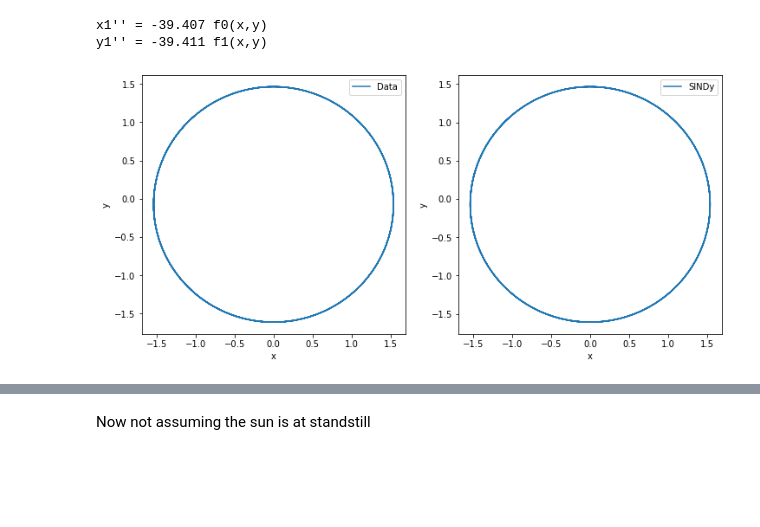
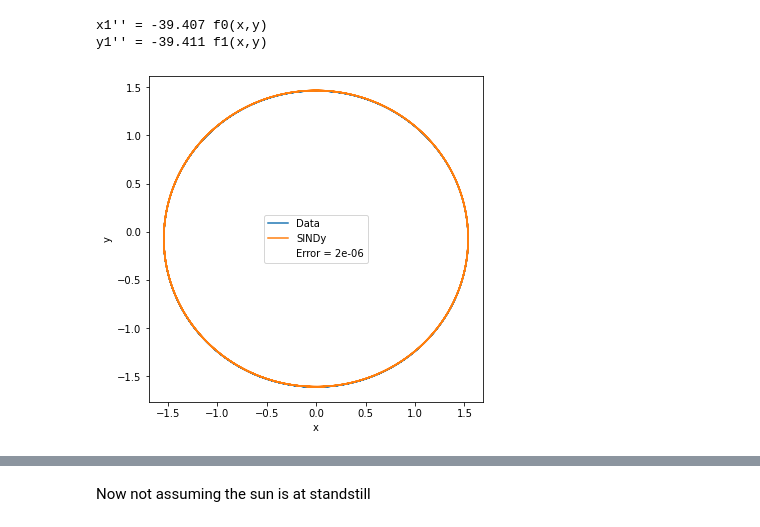
Before and after one commit to tobiashalling/SolarSINDy, a Jupyter notebook: 2_body/2_body.ipynb, the cells around one changed output, grey strips where cells are left out. Saved outputs shown, nothing was run; the diff lists cells and outputs as text; code cells hidden in the pictures; blank space fills up the shorter version.

Commit message:
Addition of error func
General updates and the addition of the error function in funcsMain

```diff
--- a/2_body/2_body.ipynb
+++ b/2_body/2_body.ipynb
@@ -6,15 +6,15 @@ import pysindy as ps
 import numpy as np
 import matplotlib.pyplot as plt
 from pysindy.feature_library import CustomLibrary
+from funcs import *
 
-def plot(x, y, x_model, y_model):
-    fig, ax = plt.subplots(1, 2, figsize=(12, 5.5))
-    ax[0].plot(x, y, label='Data')
-    ax[1].plot(x_model, y_model, label='SINDy')
-    ax[0].set(xlabel='x', ylabel='y')
-    ax[1].set(xlabel='x', ylabel='y')
-    ax[0].legend()
-    ax[1].legend()
+def plot(x, y, x_model, y_model, error=None):
+    fig, ax = plt.subplots(1, figsize=(6, 6))
+    ax.plot(x, y, label='Data')
+    ax.plot(x_model, y_model, label='SINDy')
+    ax.plot(1, 1, color='w', label='Error = {}'.format(error))
+    ax.set(xlabel='x', ylabel='y')
+    ax.legend()
 
 pos = np.load('Jupiter_pos.npy')
 x, y = pos[:, 0], pos[:, 1]
@@ -46,15 +46,21 @@ y1'' = -39.411 f1(x,y)
 # %%
 def f0(x, y):
     F0 = x/(x**2+y**2)**(3/2)
     return F0
 
 def f1(x, y):
     F1 = y/(x**2+y**2)**(3/2)
     return F1
 
 aSx, aSy = coef[0,0]*f0(x, y), coef[1,1]*f1(x, y)
 
-plot(ax, ay, aSx, aSy)
-#plt.savefig('1_body.png')
+aS = np.array([aSx, aSy])
+
+error = round(err(acc, aS.T), 6)
+errstr = str(error)
+
+plot(ax, ay, aSx, aSy, errstr)
+
+#plt.savefig('2_body.png')
 # %% [output]
-[figure, old version]
+[figure, new version]
```
Also changed, not shown: parts of 11 cells of this notebook, 5 other files.
